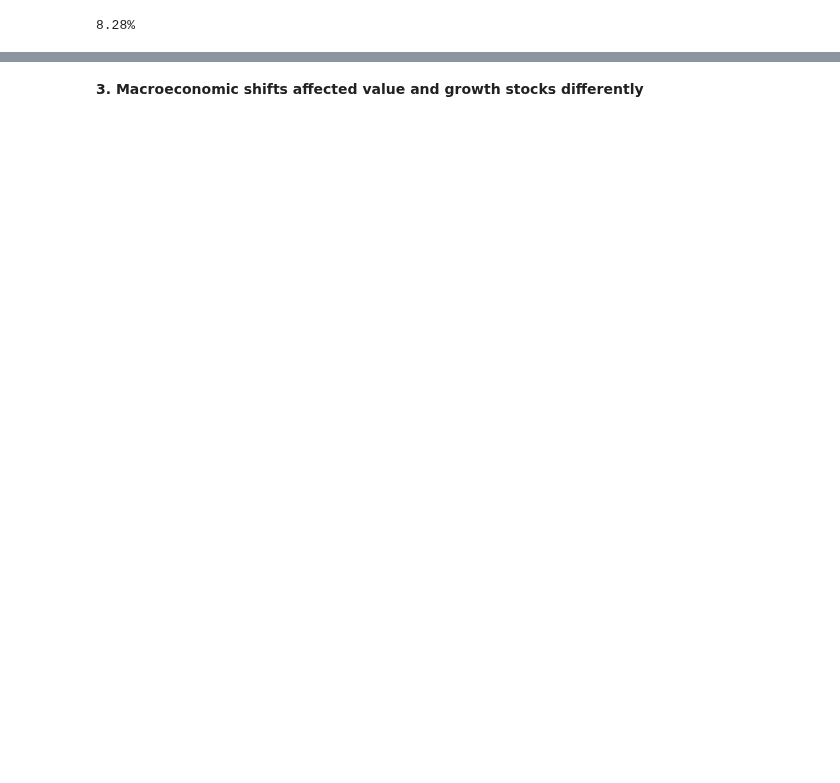
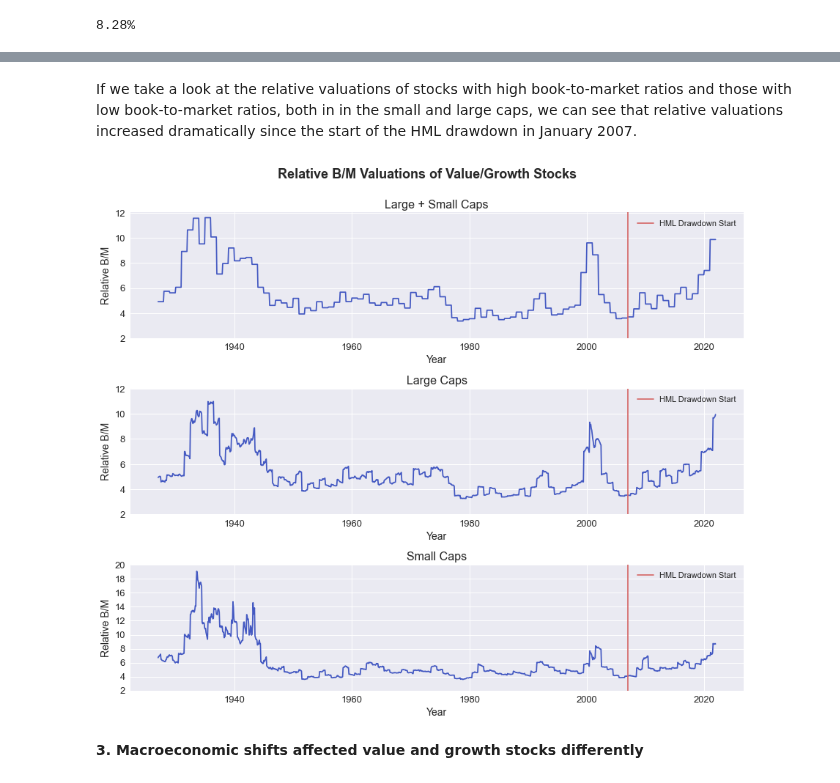
Before and after one commit to jonasniemeyer/investing-ideas, a Jupyter notebook: analyzing_the_value_premium.ipynb, the cells around one changed output, grey strips where cells are left out. Saved outputs shown, nothing was run; the diff lists cells and outputs as text; code cells hidden in the pictures; blank space fills up the shorter version.

Commit message:
adding all stock value spread

```diff
--- a/analyzing_the_value_premium.ipynb
+++ b/analyzing_the_value_premium.ipynb
@@ -438,5 +383,0 @@ Length: 96, dtype: float64
-# %%
-df["High B/M Ratio"] = univariate_portfolio_data["Value Weight Average of BE / ME"]["Hi 30"]
-df["Low B/M Ratio"] = univariate_portfolio_data["Value Weight Average of BE / ME"]["Lo 30"]
-df["Value Spread"] = df["High B/M Ratio"] / df["Low B/M Ratio"]
-df["Value Spread"]
@@ -535,3 +423,64 @@ OLS(OLS(np.log(df["HML Cumulative"]), add_constant([i for i in range(len(df.inde
+# %% [markdown]
+If we take a look at the relative valuations of stocks with high book-to-market ratios and those with low book-to-market ratios, both in in the small and large caps, we can see that relative valuations increased dramatically since the start of the HML drawdown in January 2007.
+# %%
+df["High B/M Ratio"] = univariate_portfolio_data["Value Weight Average of BE / ME"]["Hi 30"]
+df["Low B/M Ratio"] = univariate_portfolio_data["Value Weight Average of BE / ME"]["Lo 30"]
+df["Large High B/M Ratio"] = multivariate_portfolio_data["Value Weight Average of BE/ME"]["BIG HiBM"]
+df["Large Low B/M Ratio"] = multivariate_portfolio_data["Value Weight Average of BE/ME"]["BIG LoBM"]
+df["Small High B/M Ratio"] = multivariate_portfolio_data["Value Weight Average of BE/ME"]["SMALL HiBM"]
+df["Small Low B/M Ratio"] = multivariate_portfolio_data["Value Weight Average of BE/ME"]["SMALL LoBM"]
+
+df["Value Spread"] = (df["High B/M Ratio"] / df["Low B/M Ratio"]).ffill()
+df["Large Value Spread"] = df["Large High B/M Ratio"] / df["Large Low B/M Ratio"]
+df["Small Value Spread"] = df["Small High B/M Ratio"] / df["Small Low B/M Ratio"]
+
+figure, axes = plt.subplots(3, figsize=(15,12))
+plt.subplots_adjust(hspace=0.4)
+figure.suptitle("Relative B/M Valuations of Value/Growth Stocks", fontsize=18, fontweight="bold", y=0.95)
+
+axes[0].plot(df["Value Spread"], color="#4459c2")
+axes[0].axvline(x=(2007-1970)*365, label="HML Drawdown Start", color="#d66b6b")
+
+axes[0].set_title("Large + Small Caps", size=16)
+axes[0].set_xlabel("Year", size=14)
+axes[0].set_ylabel("Relative B/M", size=14)
+axes[0].tick_params(axis="x", labelsize=13)
+
+yticks = np.linspace(2, df["Value Spread"].max() // 2 * 2 + 2, int(df["Value Spread"].max() // 2)+1)
+axes[0].set_yticks(yticks)
+axes[0].set_yticklabels([int(tick) for tick in yticks], size=13)
+
+axes[0].legend(fontsize=11, loc="upper right");
+
+axes[1].plot(df["Large Value Spread"], color="#4459c2")
+axes[1].axvline(x=(2007-1970)*365, label="HML Drawdown Start", color="#d66b6b")
+
+axes[1].set_title("Large Caps", size=16)
+axes[1].set_xlabel("Year", size=14)
+axes[1].set_ylabel("Relative B/M", size=14)
+axes[1].tick_params(axis="x", labelsize=13)
+
+yticks = np.linspace(2, df["Large Value Spread"].max() // 2 * 2 + 2, int(df["Large Value Spread"].max() // 2)+1)
+axes[1].set_yticks(yticks)
+axes[1].set_yticklabels([int(tick) for tick in yticks], size=13)
+
+axes[1].legend(fontsize=11, loc="upper right");
+
+axes[2].plot(df["Small Value Spread"], color="#4459c2")
+axes[2].axvline(x=(2007-1970)*365, label="HML Drawdown Start", color="#d66b6b")
+
+axes[2].set_title("Small Caps", size=16)
+axes[2].set_xlabel("Year", size=14)
+axes[2].set_ylabel("Relative B/M", size=14)
+axes[2].tick_params(axis="x", labelsize=13)
+
+yticks = np.linspace(2, df["Small Value Spread"].max() // 2 * 2 + 2, int(df["Small Value Spread"].max() // 2)+1)
+axes[2].set_yticks(yticks)
+axes[2].set_yticklabels([int(tick) for tick in yticks], size=13)
+
+axes[2].legend(fontsize=11, loc="upper right");
+# %% [output]
+[figure, added]
 # %% [markdown]
 **3. Macroeconomic shifts affected value and growth stocks differently**
 <br>
```
Also changed, not shown: parts of 28 cells of this notebook.
